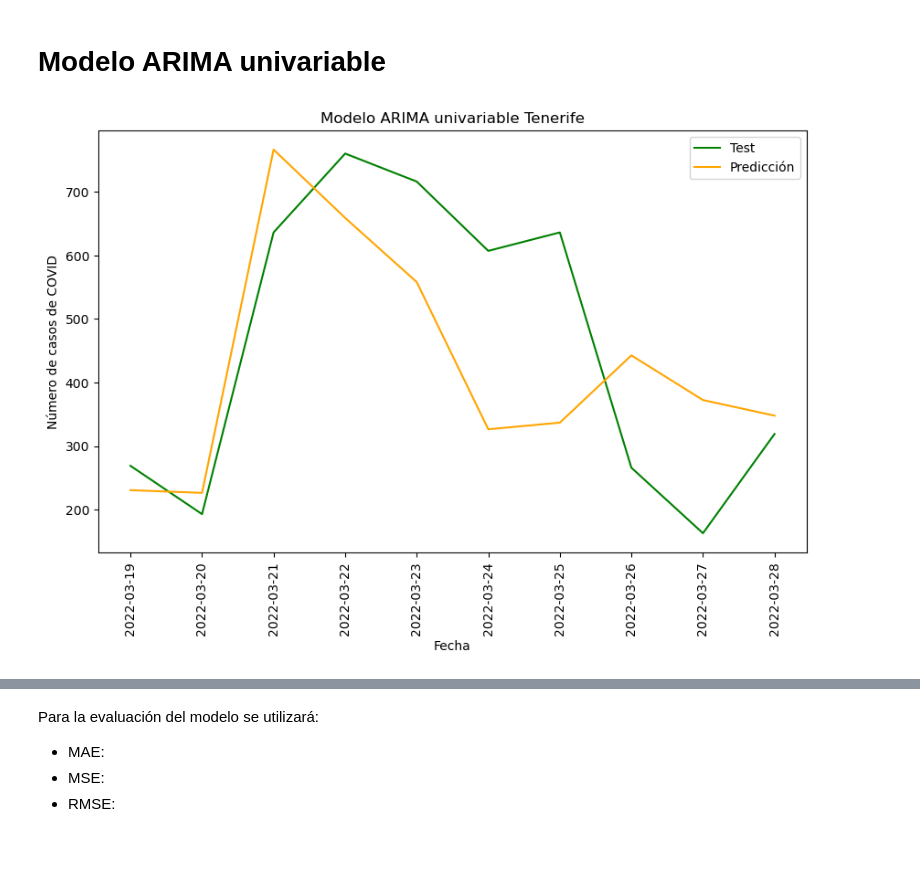
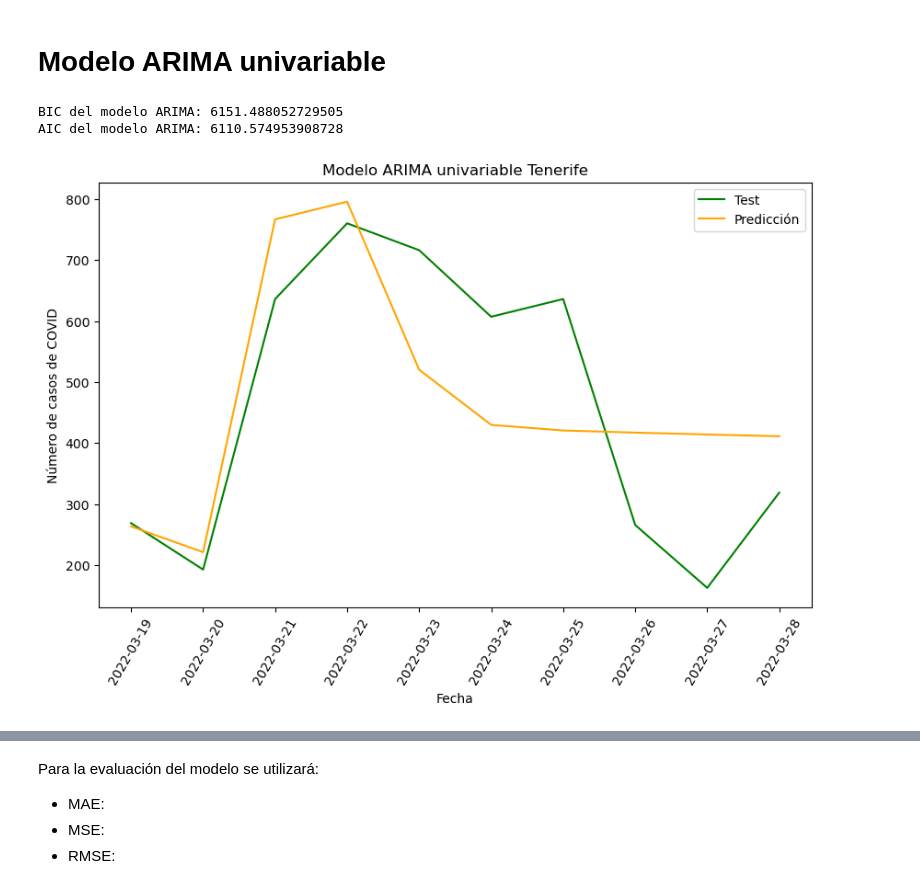
Before and after one commit to jalonsouoc/TFM, a Jupyter notebook: code/arima_Tenerife.ipynb, the cells around one changed output, grey strips where cells are left out. Drawn from its saved outputs; the diff is of its cells as text; code cells hidden in the pictures; blank space fills up the shorter version.

```diff
--- a/code/arima_Tenerife.ipynb
+++ b/code/arima_Tenerife.ipynb
@@ -146,26 +184,30 @@ visualizar_pacf(datos_tenerife_arima, 'numero_casos', 10)
+# %%
+# Parámetros del modelo ARIMA
+p = 2
+d = 0
+q = 6
 # %% [markdown]
 # Modelo ARIMA univariable
 # %%
-datos_arima_tenerife = datos_tenerife_arima.copy()
-
-n_dias = 10
-
-train = datos_arima_tenerife.iloc[:len(datos_arima_tenerife) - n_dias]
-test =  datos_arima_tenerife.iloc[len(datos_arima_tenerife) - n_dias:]
-
-objetivo = 'numero_casos'
+# Conjuntos de entrenamiento y test
+train = datos_tenerife_arima_uni.iloc[:len(datos_tenerife_arima_uni) - n_dias]
+test =  datos_tenerife_arima_uni.iloc[len(datos_tenerife_arima_uni) - n_dias:]
 # %%
 #order=(p,d,q)
-# Parámetros del modelo ARIMA
-p = 3
-d = 0
-q = 7
 
-arima_tenerife = ARIMA(endog=train[objetivo], order=(p, d, q), freq = 'D')
-model_arima_tenerife = arima_tenerife.fit()
+arima_tenerife = ARIMA(endog=train, order=(p, d, q), freq = 'D')
+modelo_arima_tenerife = arima_tenerife.fit()
+# %%
+visualizar_bic_aic(modelo_arima_tenerife)
+# %% [output]
+BIC del modelo ARIMA: 6151.488052729505
+AIC del modelo ARIMA: 6110.574953908728
 # %%
-pred = model_arima_tenerife.forecast(steps=10)
+pred = modelo_arima_tenerife.forecast(steps=10)
+#pred = modelo_arima_tenerife.predict(start=test.index[0], end=test.index[-1])
 # %%
-visualizar_dif_pred_test(test, pred, objetivo, 'Modelo ARIMA univariable Tenerife')
+# Título para las visualizaciones
+tit = 'Modelo ARIMA univariable Tenerife'
+visualizar_dif_pred_test(test, pred, '', tit)
 # %% [output]
-[figure, old version]
+[figure, new version]
```
Also changed, not shown: parts of 38 cells of this notebook, 2 other files.
